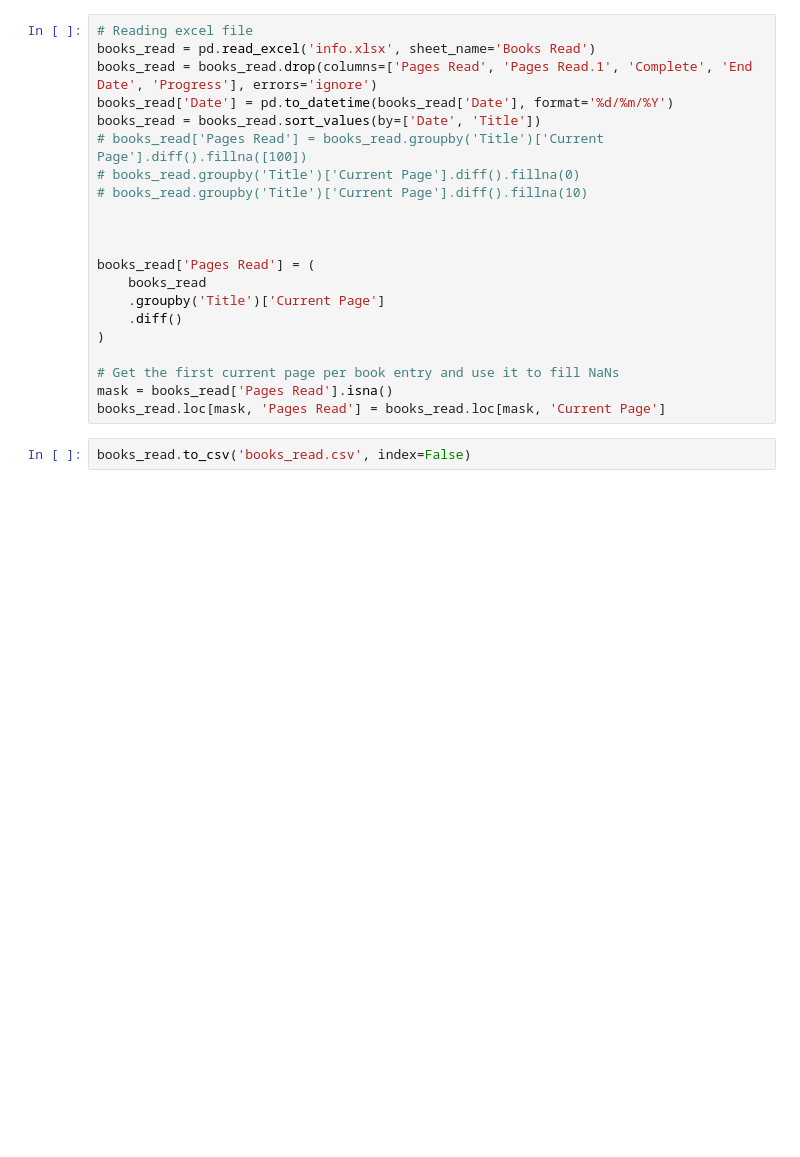
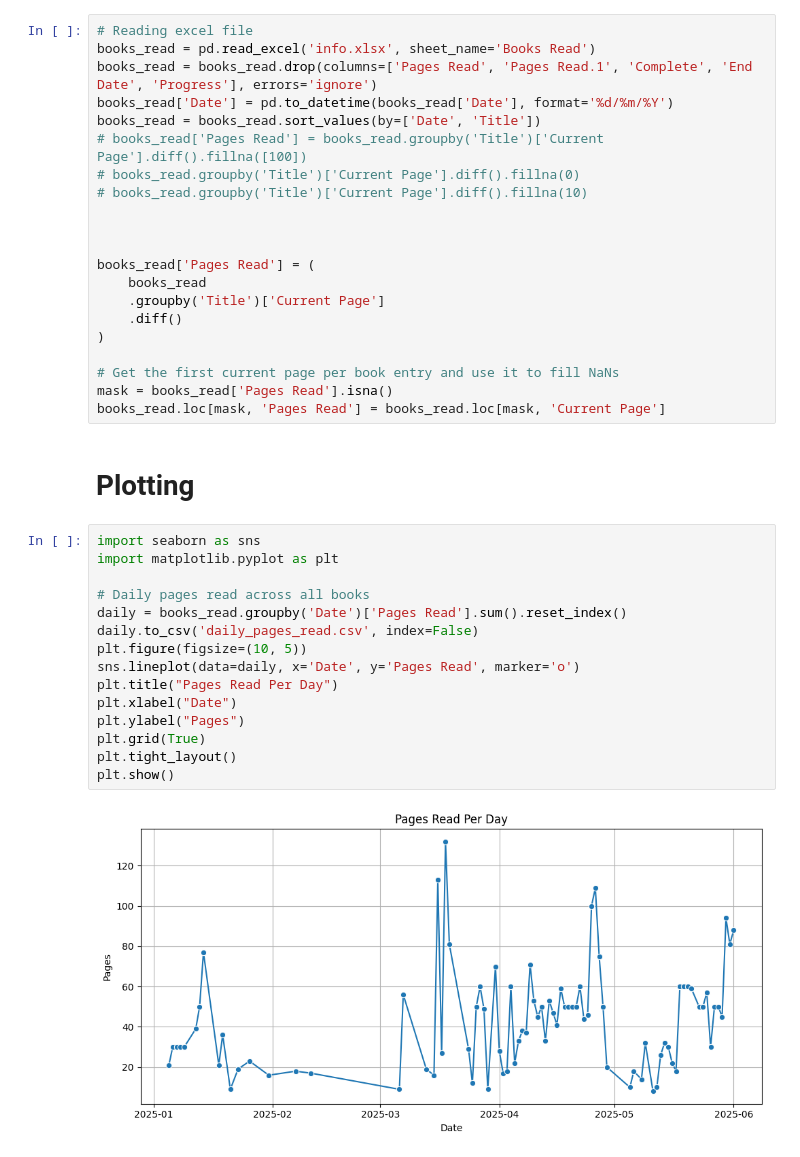
Before and after one commit to Cris2907/lecture-insights, a Jupyter notebook: lecture-insights.ipynb, the cells around one changed output. Drawn from its saved outputs; the diff is of its cells as text; blank space fills up the shorter version.

Commit message:
Added progresion chart for all books read
Details:
-
-

Refs: #

```diff
--- a/lecture-insights.ipynb
+++ b/lecture-insights.ipynb
@@ -26,5 +30,22 @@ books_read['Pages Read'] = (
 # Get the first current page per book entry and use it to fill NaNs
 mask = books_read['Pages Read'].isna()
 books_read.loc[mask, 'Pages Read'] = books_read.loc[mask, 'Current Page']
-# %%
-books_read.to_csv('books_read.csv', index=False)
+# %% [markdown]
+# Plotting
+# %%
+import seaborn as sns
+import matplotlib.pyplot as plt
+
+# Daily pages read across all books
+daily = books_read.groupby('Date')['Pages Read'].sum().reset_index()
+daily.to_csv('daily_pages_read.csv', index=False)
+plt.figure(figsize=(10, 5))
+sns.lineplot(data=daily, x='Date', y='Pages Read', marker='o')
+plt.title("Pages Read Per Day")
+plt.xlabel("Date")
+plt.ylabel("Pages")
+plt.grid(True)
+plt.tight_layout()
+plt.show()
+# %% [output]
+[figure, added]
```
Also changed, not shown: parts of 5 cells of this notebook, 3 other files.
